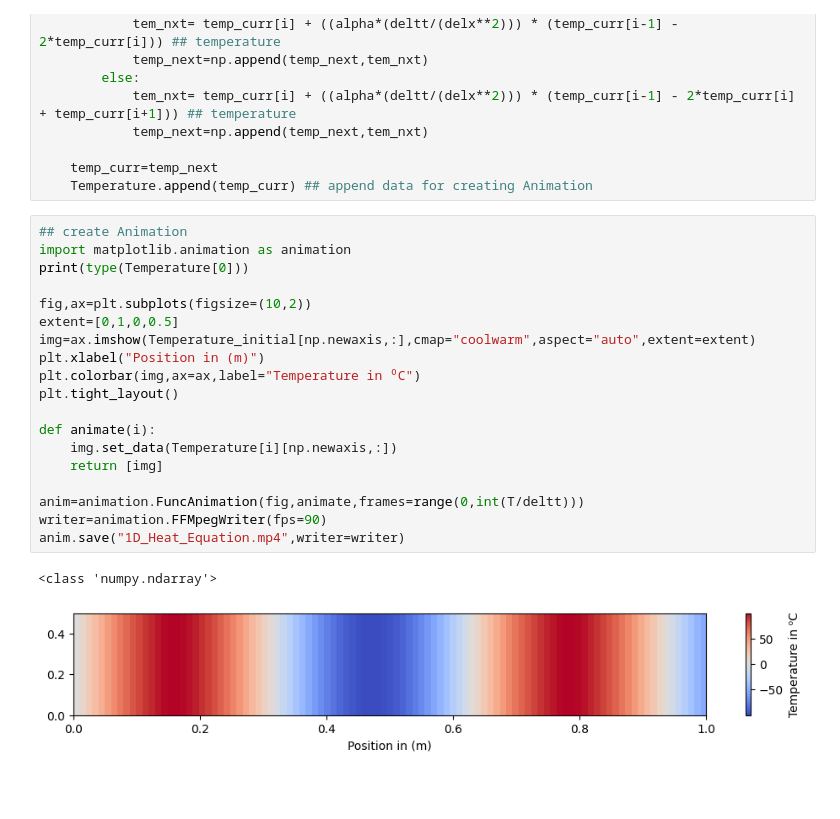
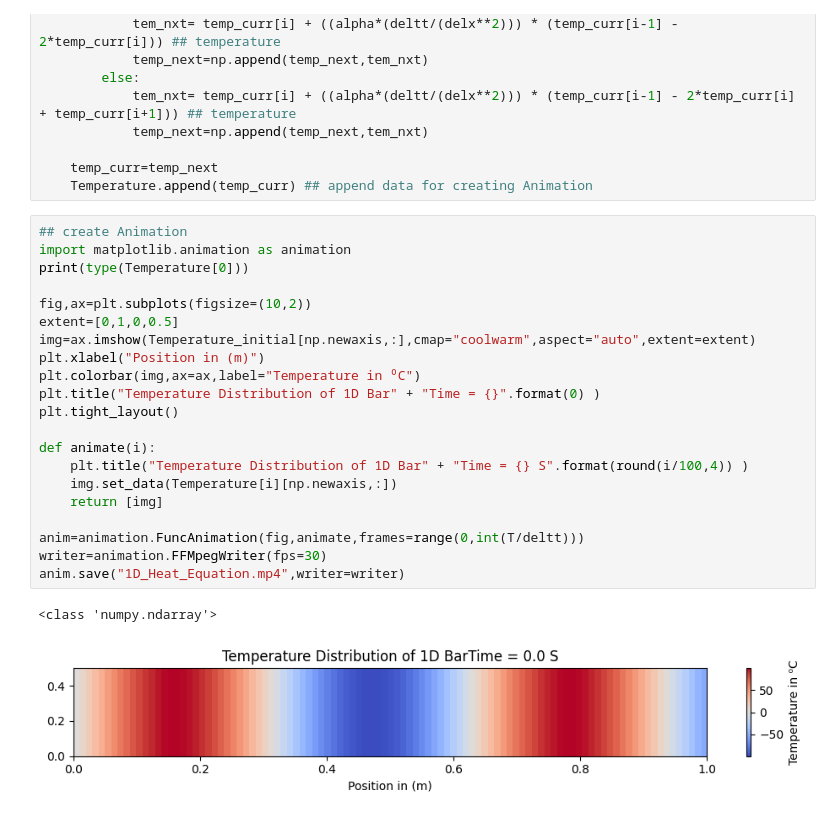
Before and after one commit to tharani2503/Mathematical-Modelling-of-Physical-Systems, a Jupyter notebook: 1D_Heat_Equation/1D_Heat_Equation.ipynb, the cells around one changed output. Saved outputs shown, nothing was run; the diff lists cells and outputs as text; blank space fills up the shorter version.

```diff
--- a/1D_Heat_Equation/1D_Heat_Equation.ipynb
+++ b/1D_Heat_Equation/1D_Heat_Equation.ipynb
@@ -50,22 +50,24 @@ for t in range(0,10000):
 # %%
 ## create Animation
 import matplotlib.animation as animation
 print(type(Temperature[0]))
 
 fig,ax=plt.subplots(figsize=(10,2))
 extent=[0,1,0,0.5]
 img=ax.imshow(Temperature_initial[np.newaxis,:],cmap="coolwarm",aspect="auto",extent=extent)
 plt.xlabel("Position in (m)")
 plt.colorbar(img,ax=ax,label="Temperature in ⁰C")
+plt.title("Temperature Distribution of 1D Bar" + "Time = {}".format(0) )
 plt.tight_layout()
 
 def animate(i):
+    plt.title("Temperature Distribution of 1D Bar" + "Time = {} S".format(round(i/100,4)) )
     img.set_data(Temperature[i][np.newaxis,:])
     return [img]
 
 anim=animation.FuncAnimation(fig,animate,frames=range(0,int(T/deltt)))
-writer=animation.FFMpegWriter(fps=90)
+writer=animation.FFMpegWriter(fps=30)
 anim.save("1D_Heat_Equation.mp4",writer=writer)
 # %% [output]
 <class 'numpy.ndarray'>
-[figure, old version]
+[figure, new version]
```
Also changed, not shown: 2 other files.
